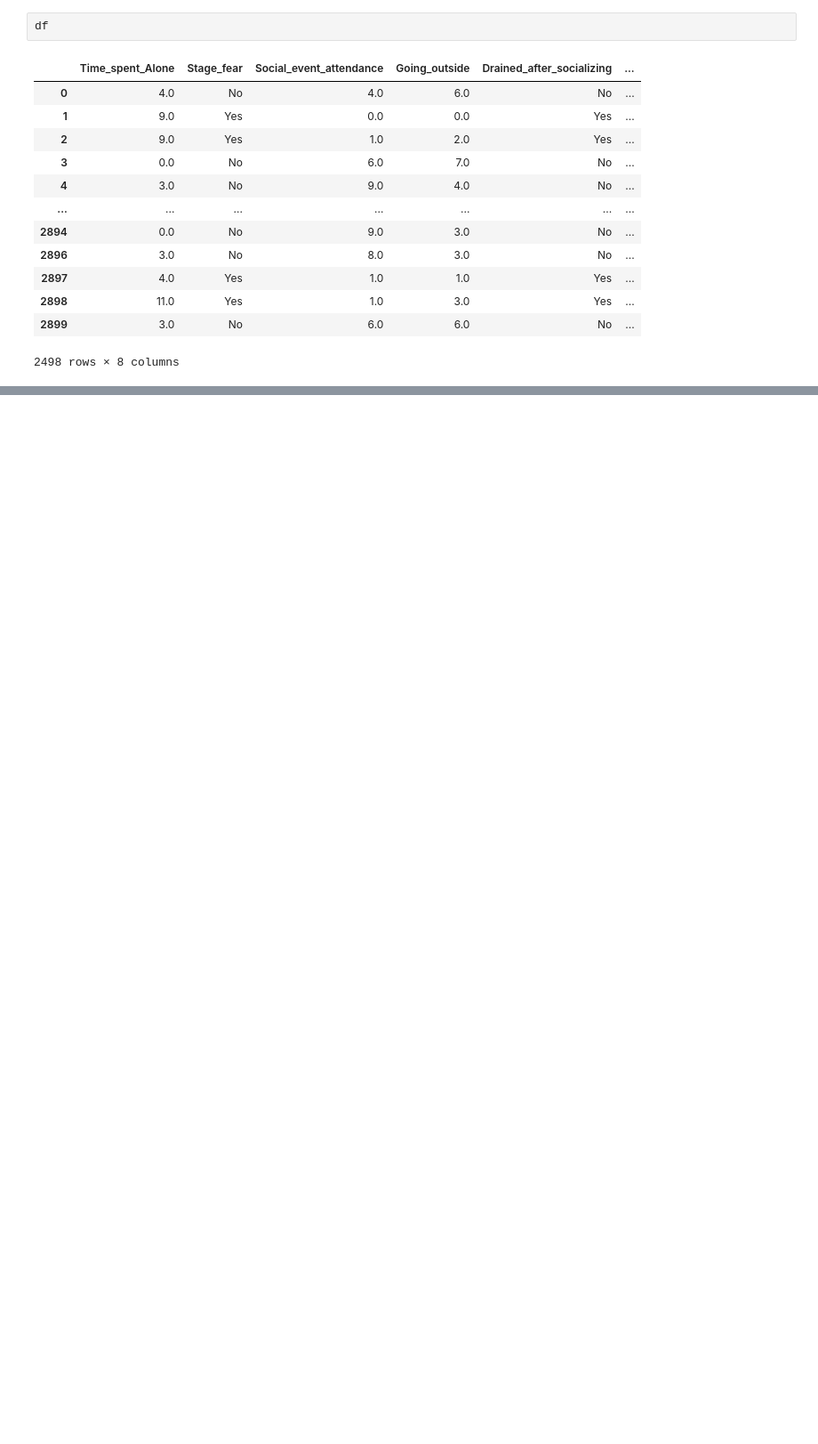
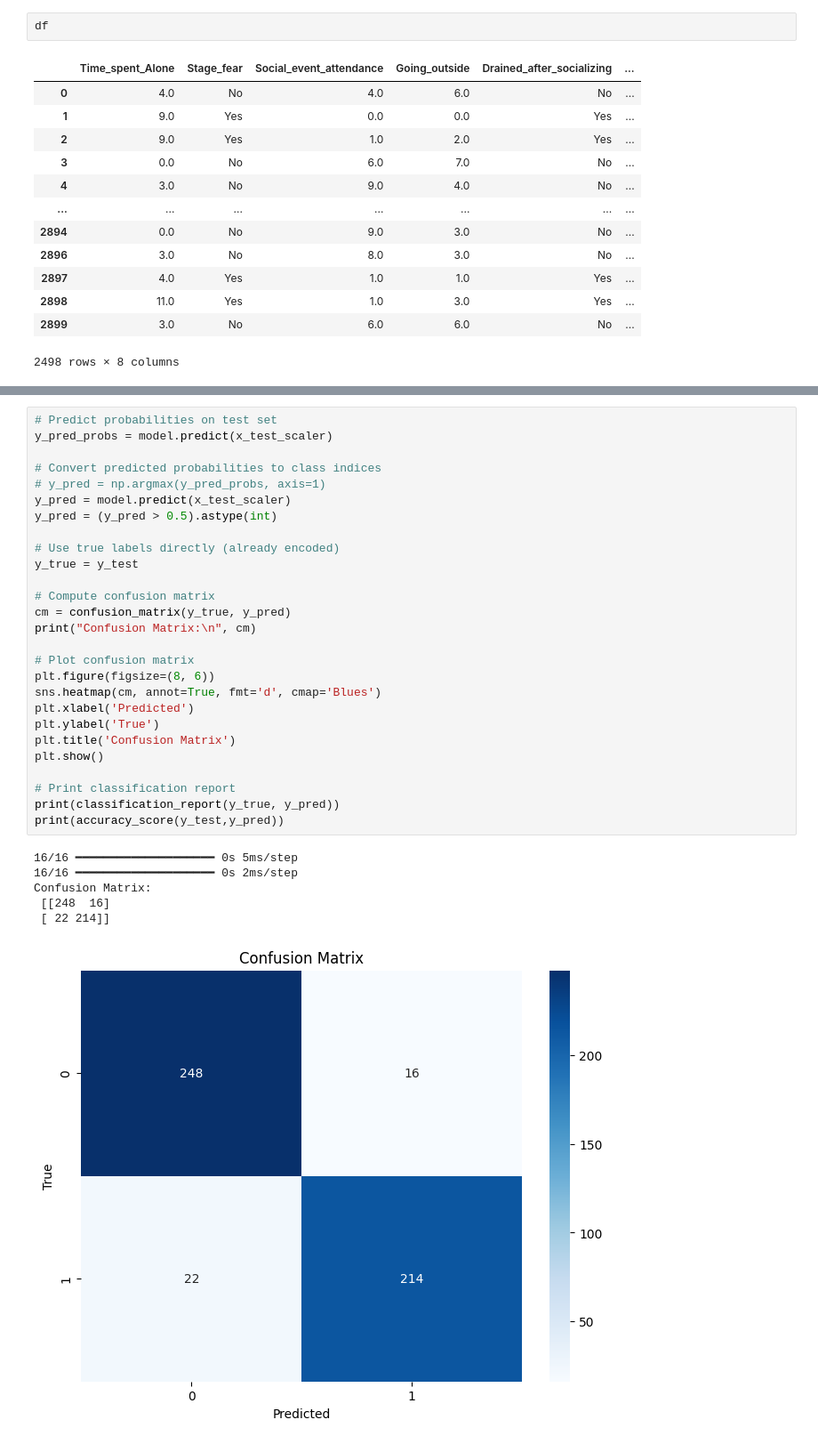
Before and after one commit to sagarsinghchauhan/Machine-Learning-Project-with-multiple-model, a Jupyter notebook: predicting-human-personality.ipynb, the cells around one changed output, grey strips where cells are left out. Shown at 89% size. Cells and saved outputs as stored; diff of their text form; blank space fills up the shorter version.

```diff
--- a/predicting-human-personality.ipynb
+++ b/predicting-human-personality.ipynb
@@ -246,0 +345,34 @@ Model: "sequential"
+# %%
+# Predict probabilities on test set
+y_pred_probs = model.predict(x_test_scaler)
+
+# Convert predicted probabilities to class indices
+# y_pred = np.argmax(y_pred_probs, axis=1)
+y_pred = model.predict(x_test_scaler)
+y_pred = (y_pred > 0.5).astype(int)
+
+# Use true labels directly (already encoded)
+y_true = y_test
+
+# Compute confusion matrix
+cm = confusion_matrix(y_true, y_pred)
+print("Confusion Matrix:\n", cm)
+
+# Plot confusion matrix
+plt.figure(figsize=(8, 6))
+sns.heatmap(cm, annot=True, fmt='d', cmap='Blues')
+plt.xlabel('Predicted')
+plt.ylabel('True')
+plt.title('Confusion Matrix')
+plt.show()
+
+# Print classification report
+print(classification_report(y_true, y_pred))
+print(accuracy_score(y_test,y_pred))
+# %% [output]
+16/16 ━━━━━━━━━━━━━━━━━━━━ 0s 5ms/step
+16/16 ━━━━━━━━━━━━━━━━━━━━ 0s 2ms/step
+Confusion Matrix:
+ [[248  16]
+ [ 22 214]]
+[figure, added]
```
Also changed, not shown: parts of 17 cells of this notebook.
